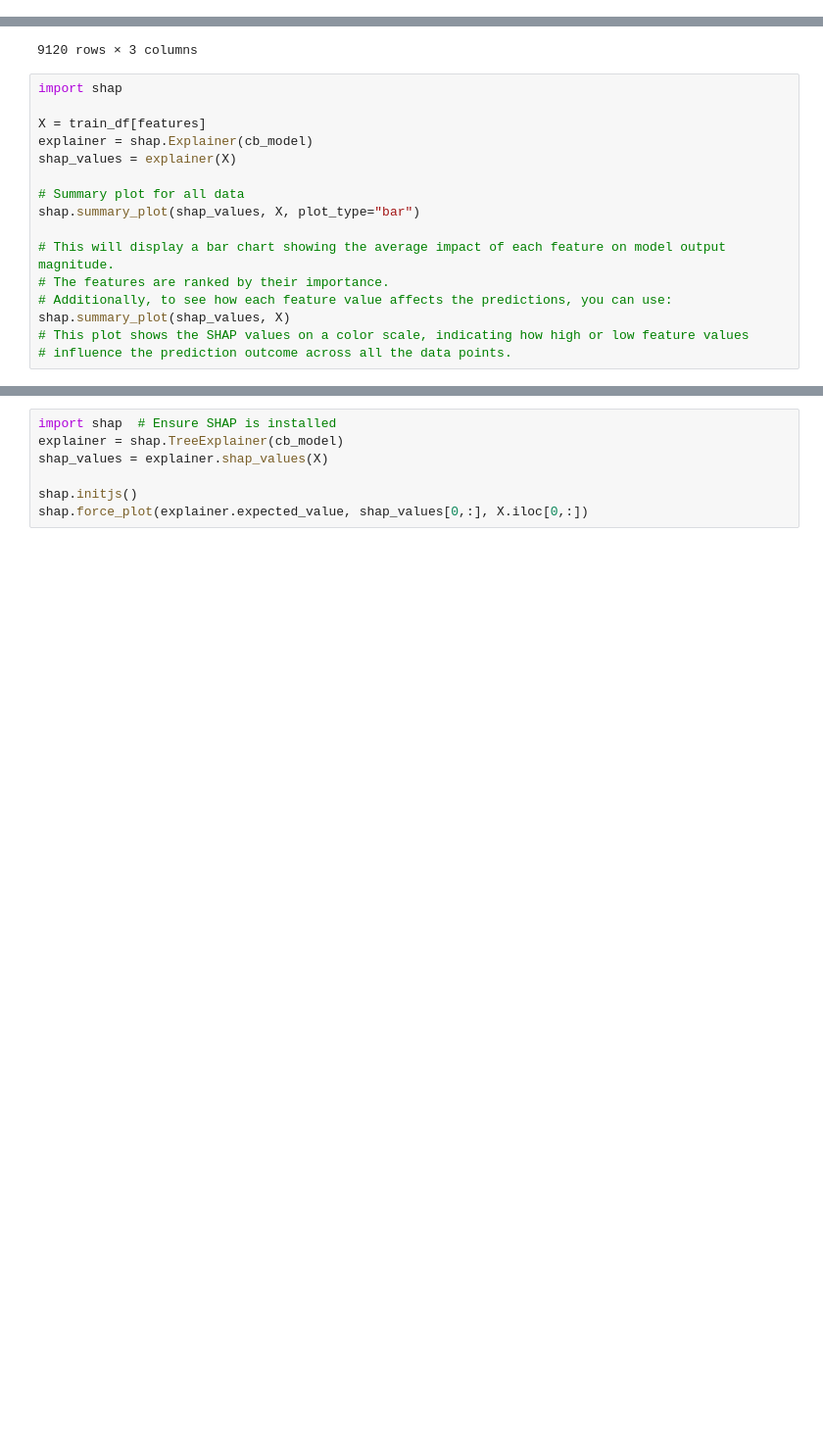
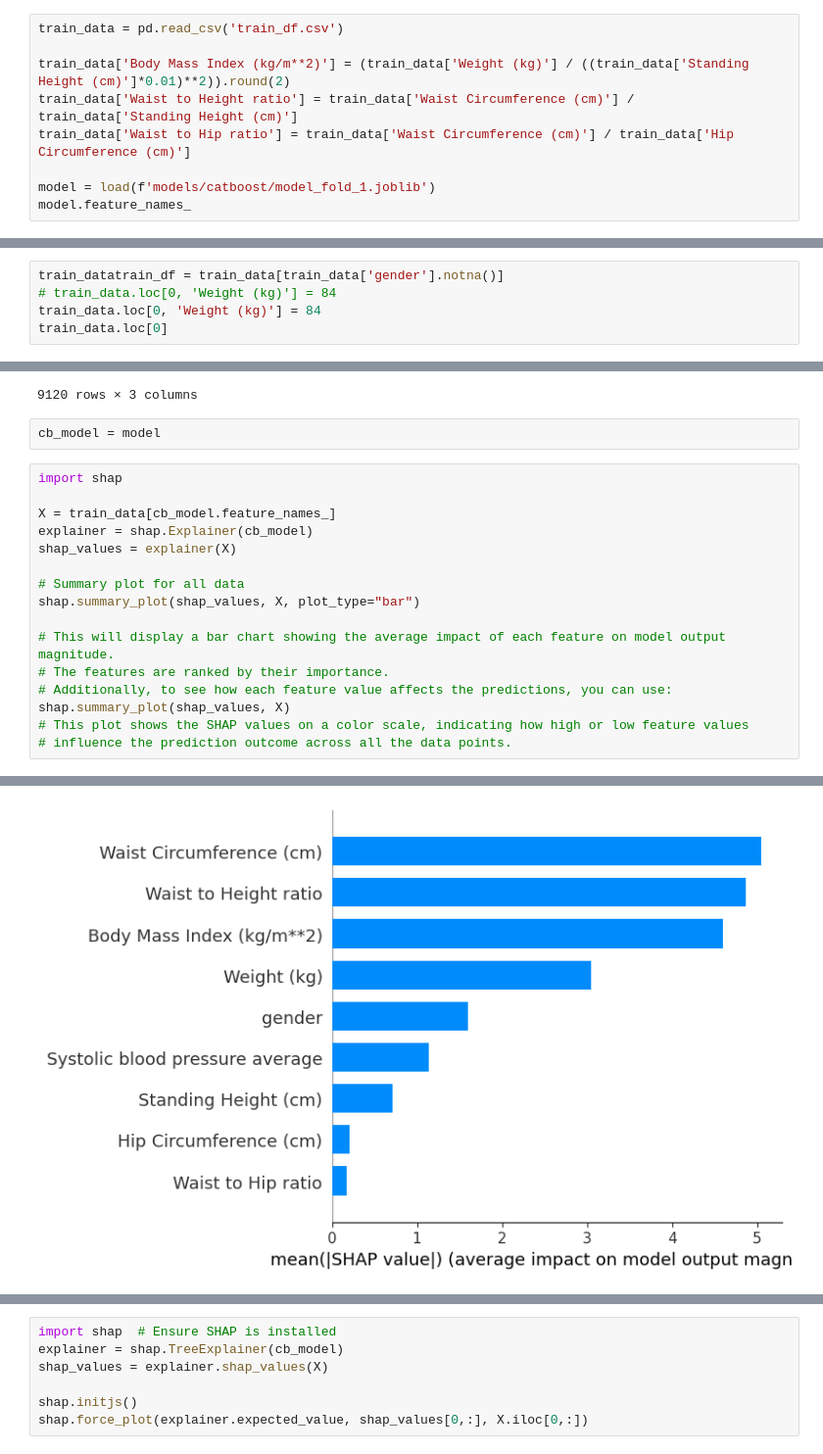
Before and after one commit to NikolayTV/bioage_estimation, a Jupyter notebook: 0.eda+data_prep.ipynb, the cells around one changed output, grey strips where cells are left out. Shown at 98% size. Drawn from its saved outputs; the diff is of its cells as text; blank space fills up the shorter version.

Commit message:
catboost, models works as expeced

```diff
--- a/0.eda+data_prep.ipynb
+++ b/0.eda+data_prep.ipynb
@@ -573,0 +577,9 @@ dff[:5].to_dict()
+# %%
+train_data = pd.read_csv('train_df.csv')
+
+train_data['Body Mass Index (kg/m**2)'] = (train_data['Weight (kg)'] / ((train_data['Standing Height (cm)']*0.01)**2)).round(2)
+train_data['Waist to Height ratio'] = train_data['Waist Circumference (cm)'] / train_data['Standing Height (cm)']
+train_data['Waist to Hip ratio'] = train_data['Waist Circumference (cm)'] / train_data['Hip Circumference (cm)']
+
+model = load(f'models/catboost/model_fold_1.joblib')
+model.feature_names_
@@ -573,0 +596,5 @@ dff[:5].to_dict()
+# %%
+train_datatrain_df = train_data[train_data['gender'].notna()]
+# train_data.loc[0, 'Weight (kg)'] = 84
+train_data.loc[0, 'Weight (kg)'] = 84
+train_data.loc[0]
@@ -847,10 +893,12 @@ dff
 | 48070 | 11.419416 | 1 | 85 |
 | 48074 | -6.709579 | 1 | 31 |
 9120 rows × 3 columns
+# %%
+cb_model = model
 # %%
 import shap
 
-X = train_df[features]
+X = train_data[cb_model.feature_names_]
 explainer = shap.Explainer(cb_model)
 shap_values = explainer(X)
 
@@ -867,0 +915 @@ NameError: name 'cb_model' is not defined
+[figure, added]
```
Also changed, not shown: parts of 14 cells of this notebook, 17 other files.
